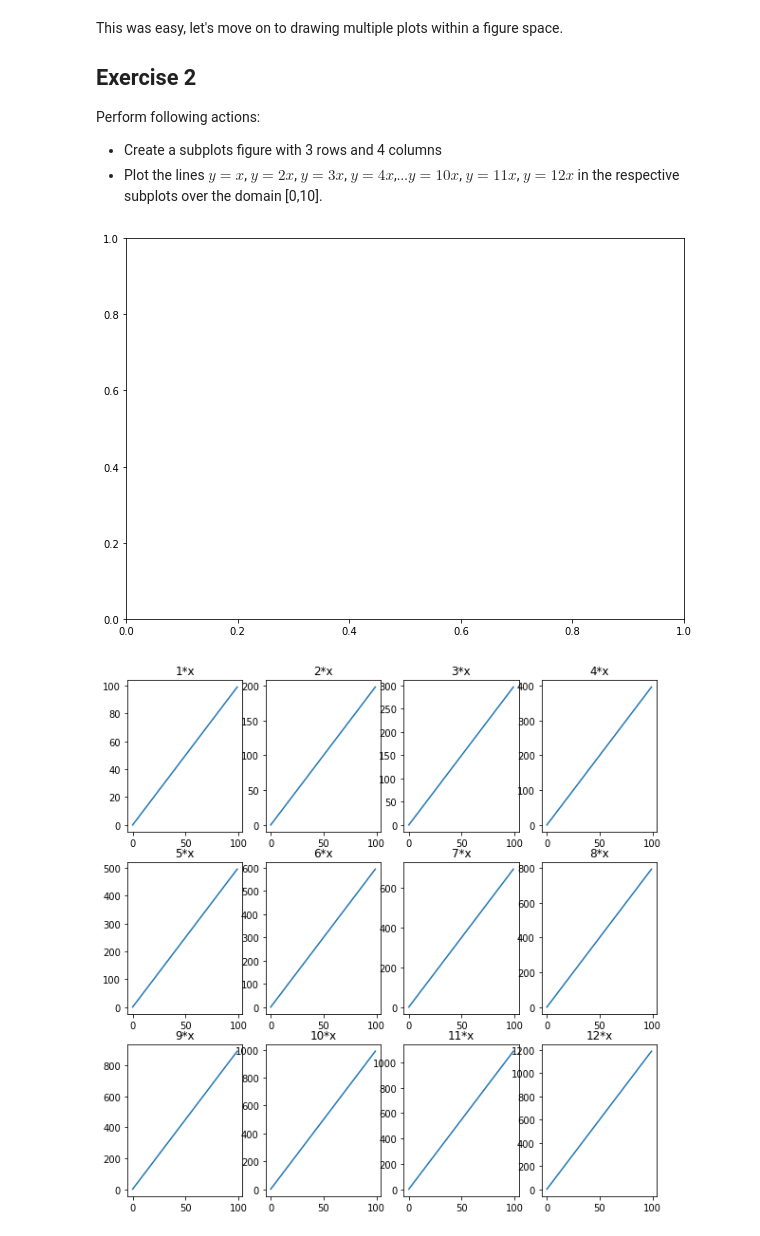
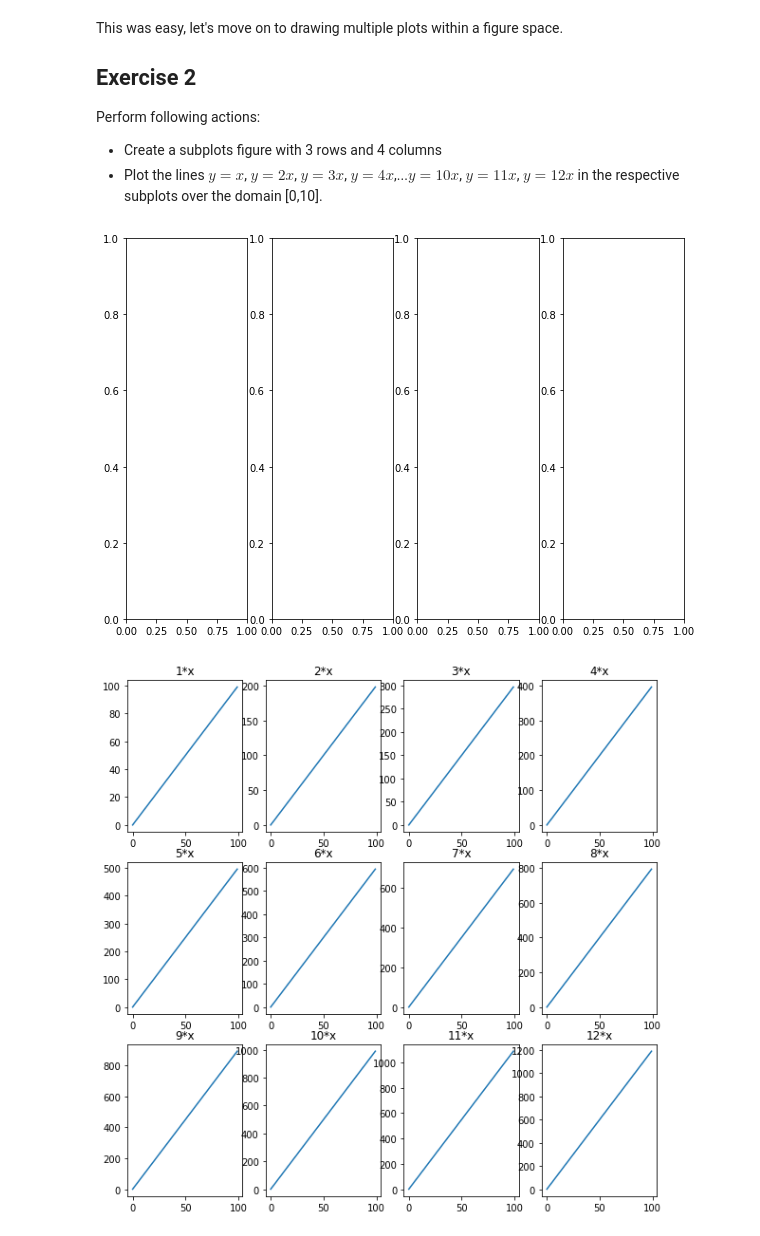
Before and after one commit to OsterMendel/dsc-more-practice-with-matplotlib-lab-nyc-ds-021720, a Jupyter notebook: index.ipynb, the cells around one changed output. Saved outputs shown, nothing was run; the diff lists cells and outputs as text; code cells hidden in the pictures.

```diff
--- a/index.ipynb
+++ b/index.ipynb
@@ -87,18 +87,18 @@ Perform following actions:
 # %%
 nfig = plt.figure(figsize=(10,7))
 ax1 = nfig.add_subplot(141)
 ax2 = nfig.add_subplot(142)
 ax3 = nfig.add_subplot(143)
 ax4 = nfig.add_subplot(144)
-ax5 = nfig.add_subplot(111)
-ax6 = nfig.add_subplot(111)
-ax7 = nfig.add_subplot(111)
-ax8 = nfig.add_subplot(111)
-ax9 = nfig.add_subplot(111)
-ax10 = nfig.add_subplot(111)
-ax11 = nfig.add_subplot(111)
+# ax5 = nfig.add_subplot(111)
+# ax6 = nfig.add_subplot(111)
+# ax7 = nfig.add_subplot(111)
+# ax8 = nfig.add_subplot(111)
+# ax9 = nfig.add_subplot(111)
+# ax10 = nfig.add_subplot(111)
+# ax11 = nfig.add_subplot(111)
 # %% [output]
-[figure, old version]
+[figure, new version]
 # %%
 # %% [output]
 [figure]
```
